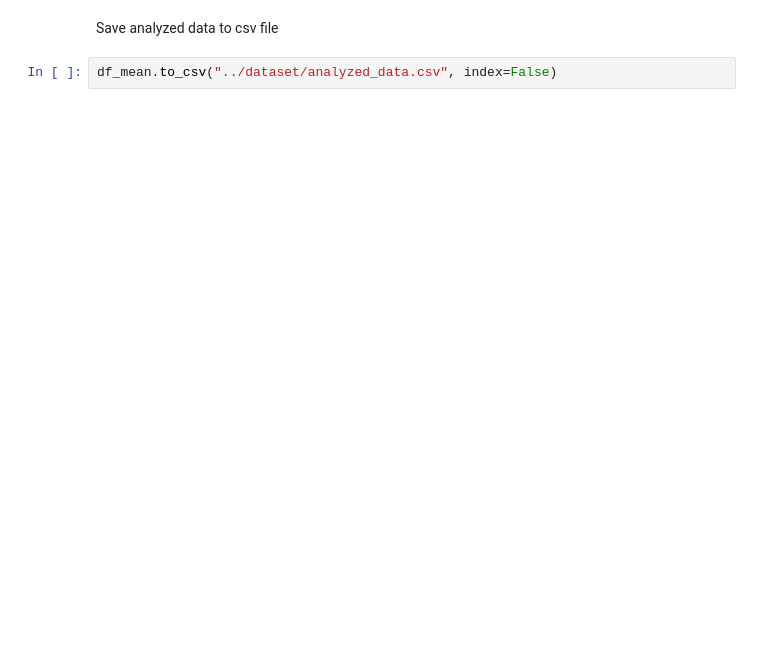
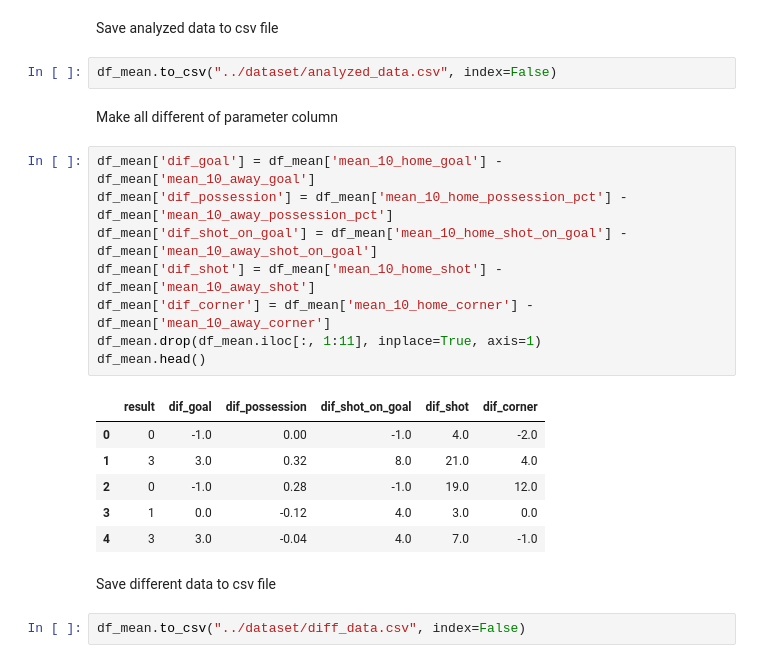
Before and after one commit to ManInVx20/football_prediction, a Jupyter notebook: notebook/exploratory_analysis.ipynb, the cells around one changed output. Drawn from its saved outputs; the diff is of its cells as text; blank space fills up the shorter version.

```diff
--- a/notebook/exploratory_analysis.ipynb
+++ b/notebook/exploratory_analysis.ipynb
@@ -75,3 +213,24 @@ df_mean.corr(numeric_only=True)['result'].sort_values(ascending=False)
 Save analyzed data to csv file
 # %%
 df_mean.to_csv("../dataset/analyzed_data.csv", index=False)
+# %% [markdown]
+Make all different of parameter column
+# %%
+df_mean['dif_goal'] = df_mean['mean_10_home_goal'] - df_mean['mean_10_away_goal']
+df_mean['dif_possession'] = df_mean['mean_10_home_possession_pct'] - df_mean['mean_10_away_possession_pct']
+df_mean['dif_shot_on_goal'] = df_mean['mean_10_home_shot_on_goal'] - df_mean['mean_10_away_shot_on_goal']
+df_mean['dif_shot'] = df_mean['mean_10_home_shot'] - df_mean['mean_10_away_shot']
+df_mean['dif_corner'] = df_mean['mean_10_home_corner'] - df_mean['mean_10_away_corner']
+df_mean.drop(df_mean.iloc[:, 1:11], inplace=True, axis=1)
+df_mean.head()
+# %% [output]
+|  | result | dif_goal | dif_possession | dif_shot_on_goal | dif_shot | dif_corner |
+| 0 | 0 | -1.0 | 0.00 | -1.0 | 4.0 | -2.0 |
+| 1 | 3 | 3.0 | 0.32 | 8.0 | 21.0 | 4.0 |
+| 2 | 0 | -1.0 | 0.28 | -1.0 | 19.0 | 12.0 |
+| 3 | 1 | 0.0 | -0.12 | 4.0 | 3.0 | 0.0 |
+| 4 | 3 | 3.0 | -0.04 | 4.0 | 7.0 | -1.0 |
+# %% [markdown]
+Save different data to csv file
+# %%
+df_mean.to_csv("../dataset/diff_data.csv", index=False)
```
Also changed, not shown: parts of 12 cells of this notebook, 6 other files.
